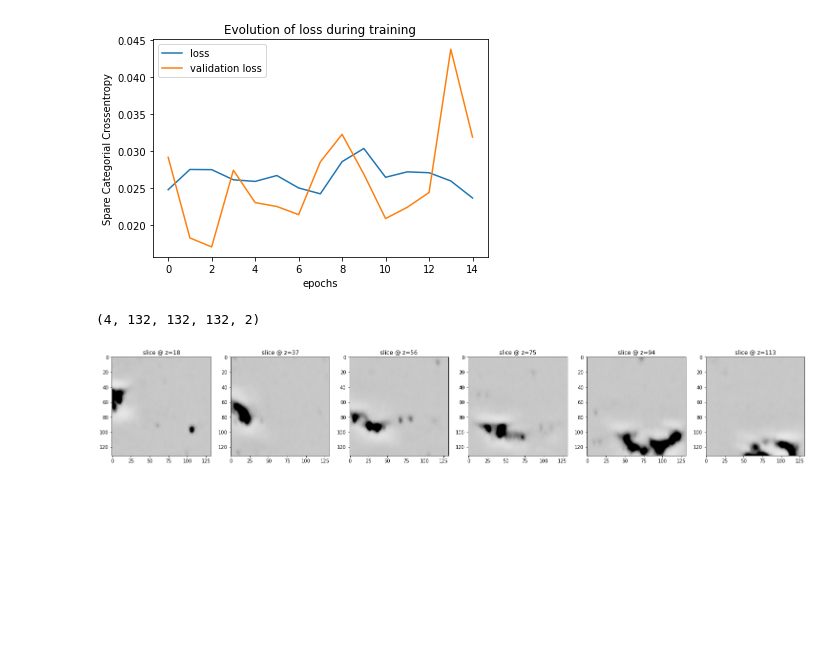
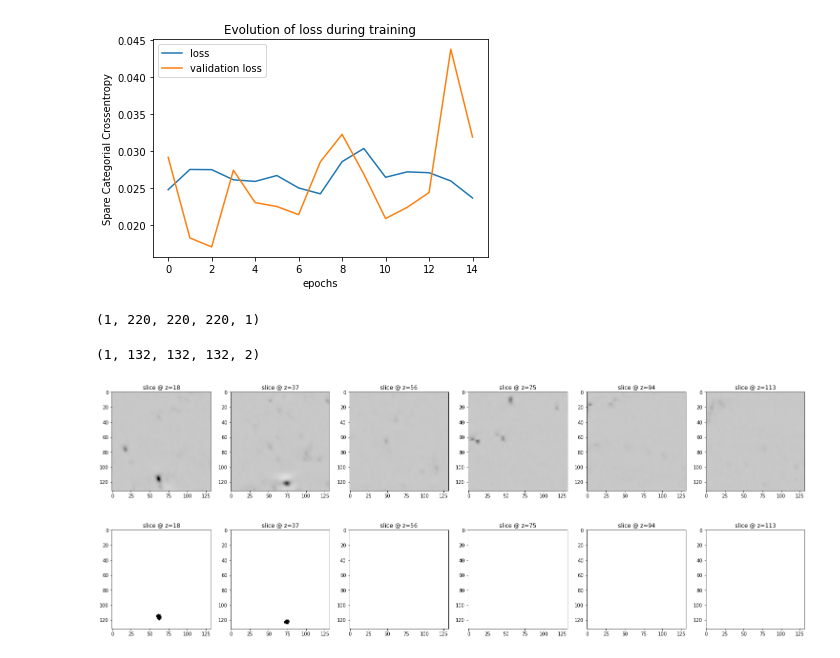
Before and after one commit to randomstructures/ExLSM-Image-Segmentation, a Jupyter notebook: 3D Unet/retrain0727/training.ipynb, the cells around one changed output. Cells and saved outputs as stored; diff of their text form; code cells hidden in the pictures; blank space fills up the shorter version.

```diff
--- a/3D Unet/retrain0727/training.ipynb
+++ b/3D Unet/retrain0727/training.ipynb
@@ -48,8 +46,9 @@ Heavy use of data augumentation should enable the network to learn efficiently f
 the utilities module offers a custom keras.util.Sequence object that performs real time data augumentation. At the moment these operations consume a lot of time and could take up a lot of additional time
 # %%
 # Load images and masks from preprocessed hdf5 files
-base_dir = 'C:\\Users\\lillvisj\\linus\\'
-h5_paths = [base_dir+'dataset_0727', base_dir+'dataset_0724']
+#base_dir = 'C:\\Users\\lillvisj\\linus\\'
+base_dir = 'C:\\Users\\Linus Meienberg\\Documents\\ML Datasets\\FruSingleNeuron_20190707\\'
+h5_paths = [base_dir+'dataset_0727']#, base_dir+'dataset_0724']
 h5_files = [h5py.File(path) for path in h5_paths]
 [print(h5_file.keys()) for h5_file in h5_files]
 
@@ -210,13 +200,30 @@ test_batch = train_sequence.__getitem__(0)
+# %%
+model_path = 'C:\\Users\\Linus Meienberg\\Google Drive\\Janelia\\ImageSegmentation\\3D Unet\\retrain0727\\3d_unet_0728.h5'
+# Restore the trained model. Specify where keras can find custom objects that were used to build the unet
+unet = tf.keras.models.load_model(model_path, compile=False,
+                                  custom_objects={"InputBlock" : model.InputBlock,
+                                                    "DownsampleBlock" : model.DownsampleBlock,
+                                                    "BottleneckBlock" : model.BottleneckBlock,
+                                                    "UpsampleBlock" : model.UpsampleBlock,
+                                                    "OutputBlock" : model.OutputBlock})
+# %%
+#reload(utilities)
+test_batch = train_sequence.__getitem__(2)
+test_batch[0].shape
+#plt.hist(test_batch[0].flat, log=True)
+# %% [output]
+(1, 220, 220, 220, 1)
 # %%
 # get sample predictions on the test data
-test_batch = test_sequence.__getitem__(0)
-sample_prediction = unet.predict(test_batch)
+sample_prediction = unet.predict(test_batch[0])
 print(sample_prediction.shape)
 sample_prediction_mask = utilities.segmentationMask(sample_prediction)
 utilities.showZSlices(test_batch[0][0,44:176,44:176,44:176,:], mode='gray', vmin=-5, vmax=10, n_slices=6)
+utilities.showZSlices(sample_prediction_mask[0], mode='gray', vmin=0, vmax=1, n_slices=6)
 # %% [output]
-(4, 132, 132, 132, 2)
+(1, 132, 132, 132, 2)
-[figure, old version]
+[figure, new version]
+[figure, added]
 # %%
 # Prediction evaluation cockpit
 utilities.showZSlices(test_batch[0][0,44:176,44:176,44:176,:], channel=0, n_slices=6, title='Input Image',vmin=-5, vmax=10)
```
Also changed, not shown: parts of 11 cells of this notebook.
